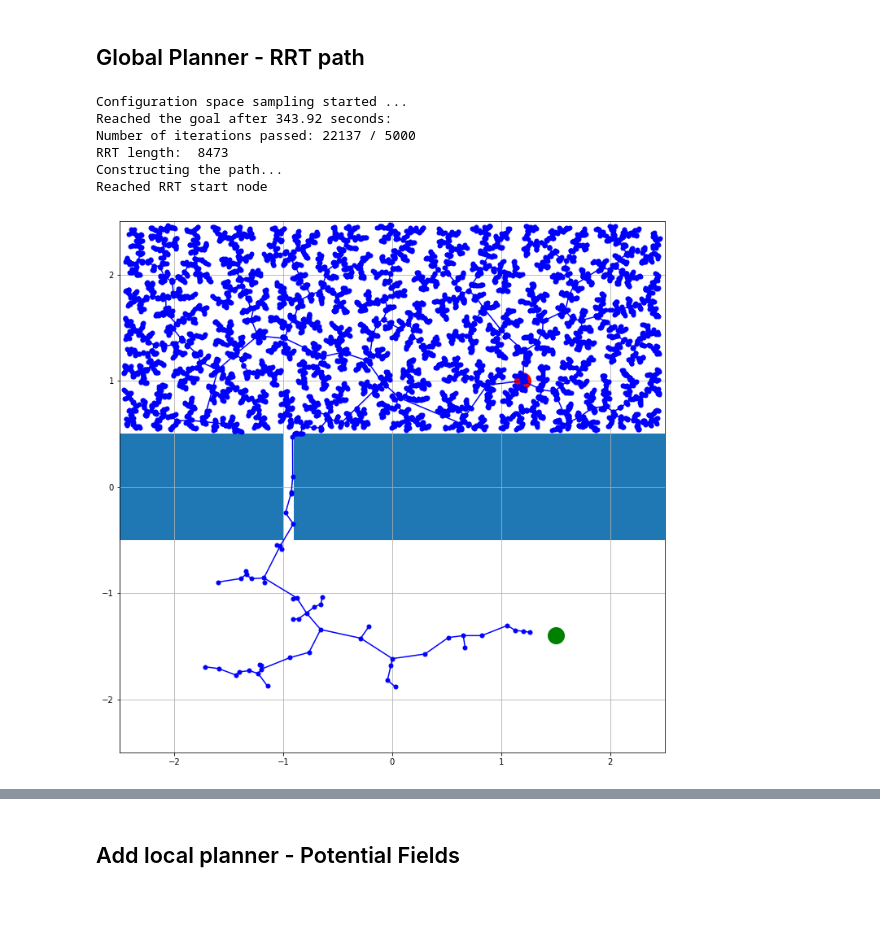
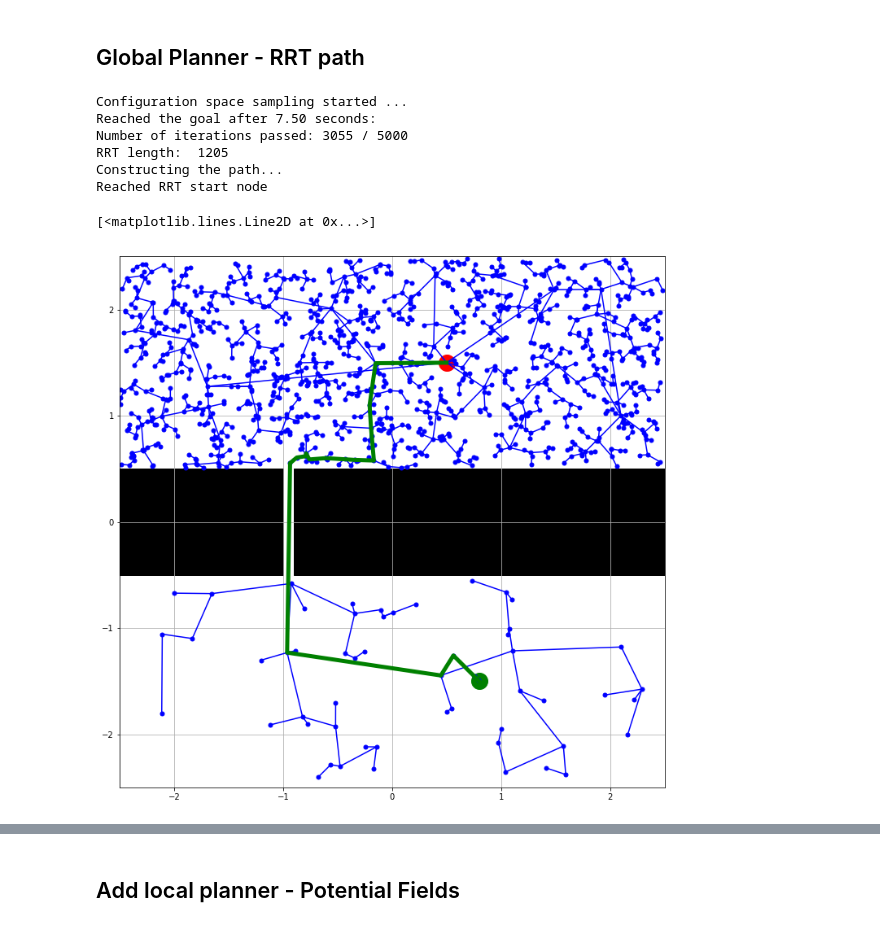
Before and after one commit to RuslanAgishev/motion_planning, a Jupyter notebook: python_src/layered_planner/rrt_gradient_test.ipynb, the cells around one changed output, grey strips where cells are left out. Saved outputs shown, nothing was run; the diff lists cells and outputs as text; code cells hidden in the pictures.

```diff
--- a/python_src/layered_planner/rrt_gradient_test.ipynb
+++ b/python_src/layered_planner/rrt_gradient_test.ipynb
@@ -57,7 +57,7 @@ def draw_map(obstacles):
     ax.set_xlim(world_bounds_x)
     ax.set_ylim(world_bounds_y)
     for k in range(len(obstacles)):
-        ax.add_patch( Polygon(obstacles[k]) )
+        ax.add_patch( Polygon(obstacles[k], color='k') )
 # %%
 def draw_gradient(f, nrows=500, ncols=500):
     skip = 10
@@ -314,8 +314,8 @@ class RRT_Params:
         self.visualize = 1 # show constructed paths at the end of the RRT and path smoothing algorithms
         self.maxiters = 5000 # max number of samples to build the RRT
         self.goal_prob = 0.05 # with probability goal_prob, sample the goal
-        self.minDistGoal = 0.25 # [m], min distance os samples from goal to add goal node to the RRT
-        self.extension = 0.2 # [m], extension parameter: this controls how far the RRT extends in each step.
+        self.minDistGoal = 0.05 # [m], min distance os samples from goal to add goal node to the RRT
+        self.extension = 0.8 # [m], extension parameter: this controls how far the RRT extends in each step.
         self.world_bounds_x = [-2.5, 2.5] # [m], map size in X-direction
         self.world_bounds_y = [-2.5, 2.5] # [m], map size in Y-direction
         self.drone_vel = 0.3 # [m/s]
@@ -323,8 +323,6 @@ class RRT_Params:
 
 # Initialization
 params = RRT_Params()
-xy_start = np.array([1.2, 1.0])
-xy_goal =  np.array([1.5, -1.4])
 # %%
 # obstacles = [
 #               # bugtrap
@@ -341,10 +339,32 @@ xy_goal =  np.array([1.5, -1.4])
 #               np.array([[2.49, -2.49], [2.5, -2.49], [2.5, 2.49], [2.49, 2.49]]),
 #             ]
 
+""" Bug trap """
+# w = 0.2
+# obstacles = [
+#               np.array([[0, 0], [1, 0], [1, 0.1], [0, w]]),
+#               np.array([[0, 0], [w, 0.2], [0.1, 2], [0.0, 2.0]]),
+#               np.array([[0, 2-w], [1, 2], [1, 2+w], [0, 2+w]]),
+#               np.array([[1-w, 0], [1+w, 0], [1+w, 1], [1, 1]]),
+#               np.array([[1-w, 2+w], [1+w, 2+w], [1+w, 1.5], [1, 1.5]]),
+#               np.array([[0.8, 1], [1+w, 1], [1+w, 1+w], [0.8, 1+w]]),
+#               np.array([[0.8, 1.5], [1+w, 1.5], [1+w, 1.5+w], [0.8, 1.5+w]]),
+
+#               np.array([[-0.5, -0.5], [-1.5, -0.5], [-1-w, -1.5-w], [-0.8, -1.5-w]]),
+
+#               np.array([[0.5, -1.2], [2.0, -1.2], [1+w, -1.5-w], [0.8, -1.5-w]])
+#             ]
+# xy_start = np.array([0.5, 0.5])
+# xy_goal =  np.array([-1.5, 1.0])
+
+""" Narrow passage """
 obstacles = [
               np.array([[-2.5, -0.5], [-1.0, -0.5], [-1.0, 0.5], [-2.5, 0.5]]),
               np.array([[-0.9, -0.5], [2.5, -0.5], [2.5, 0.5], [-0.9, 0.5]]),
 ]
+xy_start = np.array([0.5, 1.5])
+xy_goal =  np.array([0.8, -1.5])
+
 obstacles_grid = grid_map(obstacles)
 
 plt.figure(figsize=(12,12))
@@ -377,20 +397,22 @@ draw_map(polygons)
 # %%
 if params.animate:
     plt.figure(figsize=(12,12))
     draw_map(obstacles)
     plt.plot(xy_start[0],xy_start[1],'bo',color='red', markersize=20)
     plt.plot(xy_goal[0], xy_goal[1],'bo',color='green', markersize=20)
     plt.grid()
+
 P = rrt_path(obstacles, xy_start, xy_goal, params)
-P_short = ShortenPath(P, obstacles)
+plt.plot( P[:,0], P[:,1], color='green', linewidth=5, label='RRT path' )
 # %% [output]
 Configuration space sampling started ...
-Reached the goal after 343.92 seconds:
-Number of iterations passed: 22137 / 5000
-RRT length:  8473
+Reached the goal after 7.50 seconds:
+Number of iterations passed: 3055 / 5000
+RRT length:  1205
 Constructing the path...
 Reached RRT start node
+[<matplotlib.lines.Line2D at 0x...>]
-[figure, old version]
+[figure, new version]
 # %%
 plt.figure(figsize=(10,10))
 draw_map(obstacles)
```
Also changed, not shown: parts of 5 cells of this notebook, 22 other files.
